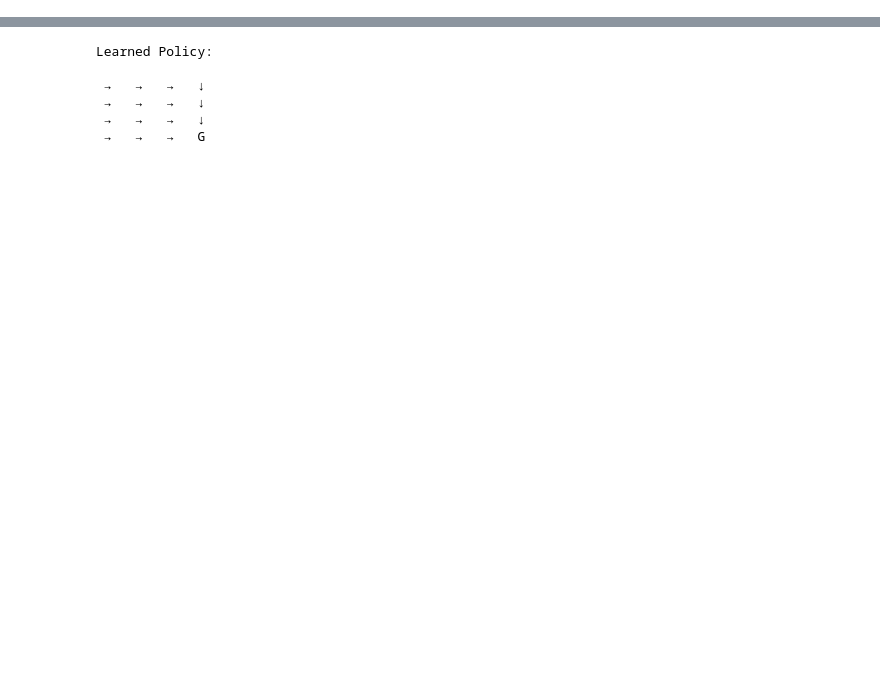
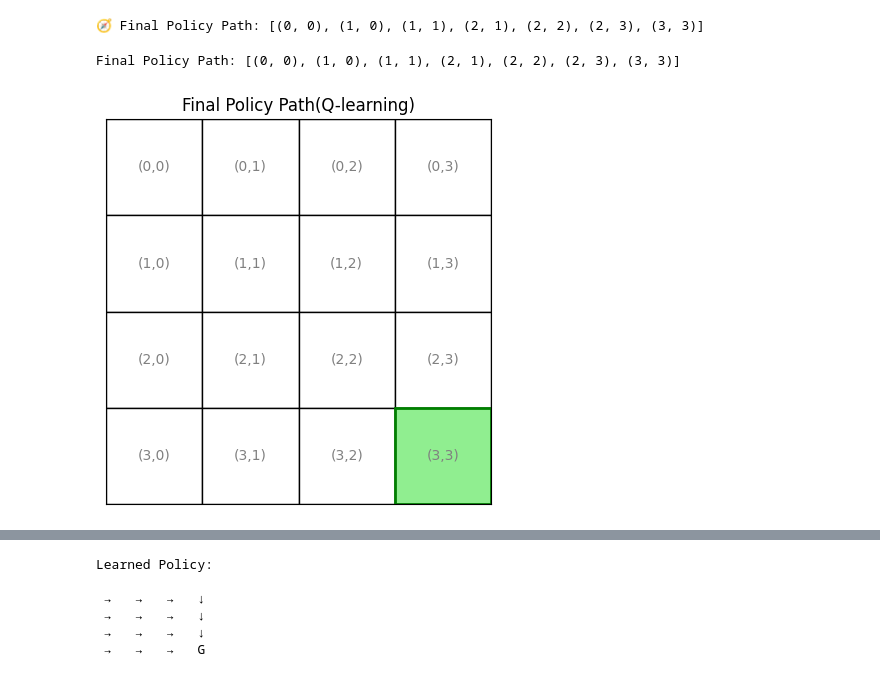
Before and after one commit to Menna0Ameen/Advanced-Neural-Network-Q-Learning-project-, a Jupyter notebook: Advanced_neuralnetwork2025.ipynb, the cells around one changed output, grey strips where cells are left out. Cells and saved outputs as stored; diff of their text form; code cells hidden in the pictures; blank space fills up the shorter version.

```diff
--- a/Advanced_neuralnetwork2025.ipynb
+++ b/Advanced_neuralnetwork2025.ipynb
@@ -187,6 +267,0 @@ print(q_table)
-# %%
-# Generate path and show animation
-
-path = get_policy_path(q_table)
-anim = animate_path(path)  # ✅ keep reference
-plt.show()
@@ -287,6 +315,11 @@ def get_policy_path(q_table, start=(0,0), goal=(3,3), max_steps=50):
         state = new_state
 
     return path
+# %%
+final_policy_path = get_policy_path(q_table)
+print("🧭 Final Policy Path:", final_policy_path)
+# %% [output]
+🧭 Final Policy Path: [(0, 0), (1, 0), (1, 1), (2, 1), (2, 2), (2, 3), (3, 3)]
 # %%
 def animate_path(path):
     fig, ax = plt.subplots(figsize=(5, 5))
@@ -321,3 +354,14 @@ def animate_path(path):
 
     anim = FuncAnimation(fig, update, frames=len(path), interval=500, repeat=False)
     return anim
+# %%
+# After training
+policy_path = get_policy_path(q_table)
+print("Final Policy Path:", policy_path)
+
+# Animate it
+anim = animate_path(policy_path)
+plt.show()
+# %% [output]
+Final Policy Path: [(0, 0), (1, 0), (1, 1), (2, 1), (2, 2), (2, 3), (3, 3)]
+[figure, added]
```
Also changed, not shown: parts of 37 cells of this notebook.
